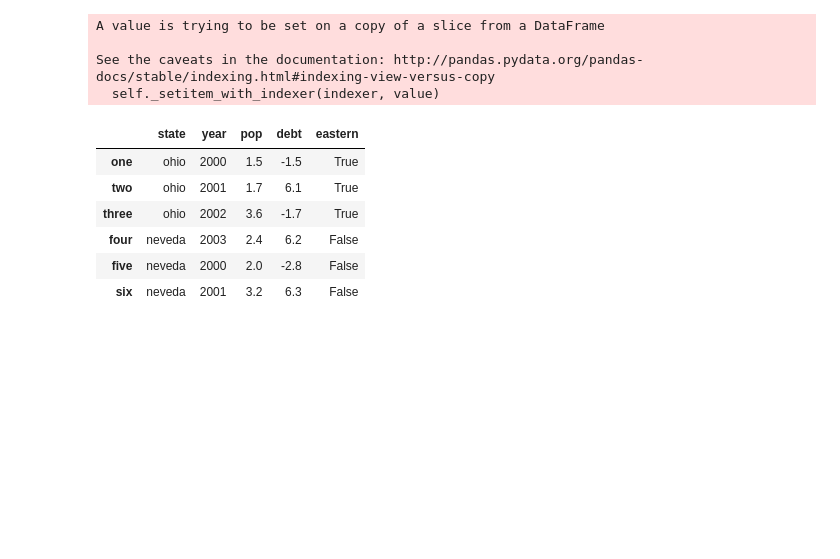
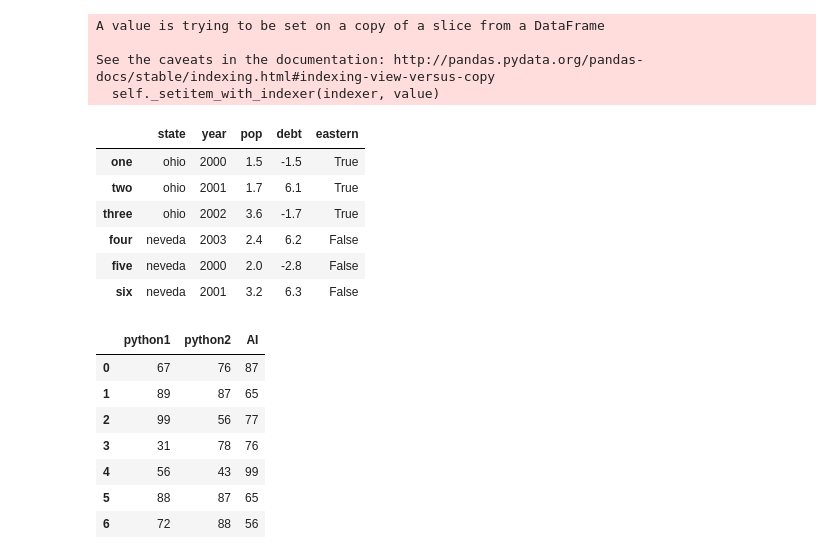
Before and after one commit to shkhaider2015/PIAIC-QUARTER-2, a Jupyter notebook: Class Work/class - 3.1 (Data Frame).ipynb, the cells around one changed output. Saved outputs shown, nothing was run; the diff lists cells and outputs as text; code cells hidden in the pictures; blank space fills up the shorter version.

```diff
--- a/Class Work/class - 3.1 (Data Frame).ipynb
+++ b/Class Work/class - 3.1 (Data Frame).ipynb
@@ -597,0 +604,11 @@ frame2
+# %%
+studentdata
+# %% [output]
+|  | python1 | python2 | AI |
+| 0 | 67 | 76 | 87 |
+| 1 | 89 | 87 | 65 |
+| 2 | 99 | 56 | 77 |
+| 3 | 31 | 78 | 76 |
+| 4 | 56 | 43 | 99 |
+| 5 | 88 | 87 | 65 |
+| 6 | 72 | 88 | 56 |
```
Also changed, not shown: parts of 8 cells of this notebook.
